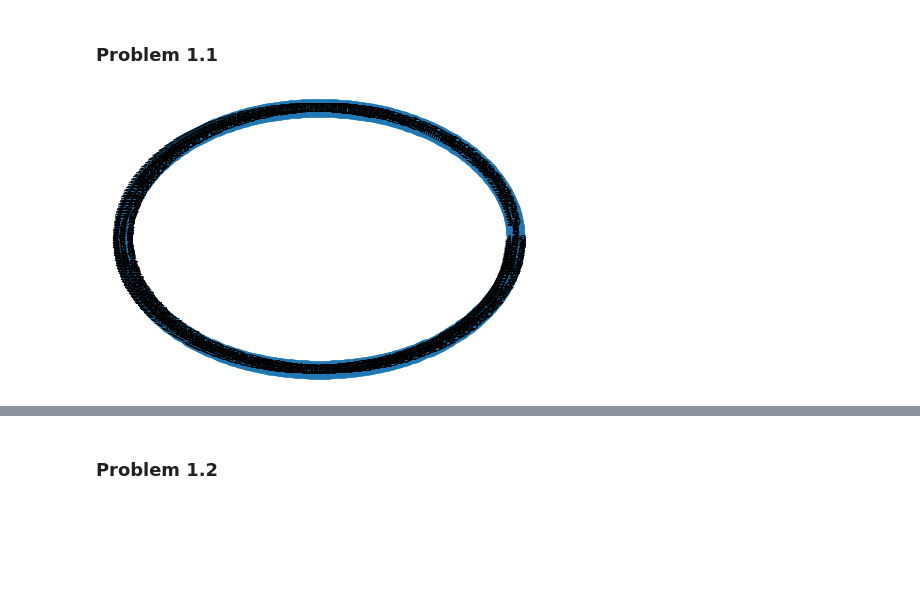
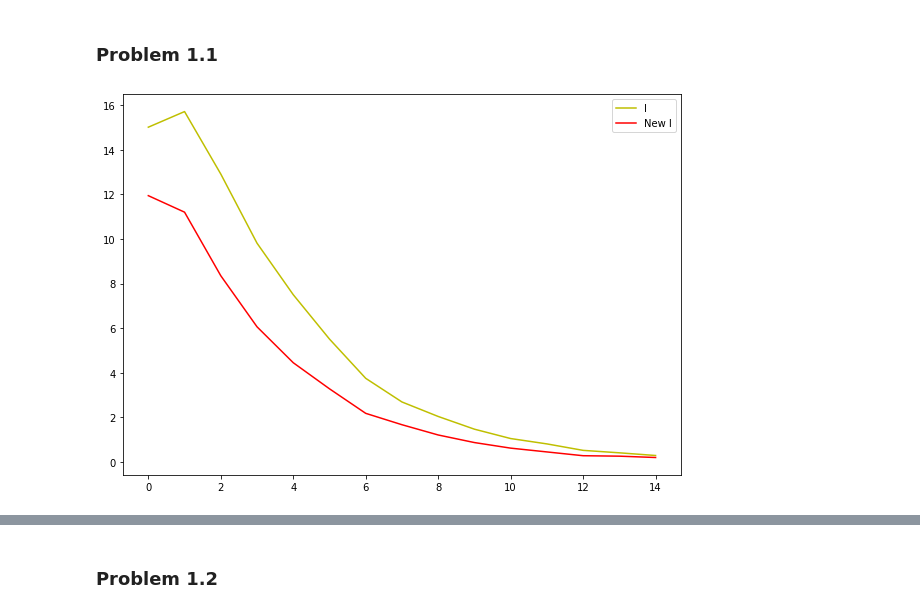
Before and after one commit to RoboTuan/Network-Dynamics-and-Learning, a Jupyter notebook: Homeworks/Hw3/HMW3.ipynb, the cells around one changed output, grey strips where cells are left out. Saved outputs shown, nothing was run; the diff lists cells and outputs as text; code cells hidden in the pictures; blank space fills up the shorter version.

```diff
--- a/Homeworks/Hw3/HMW3.ipynb
+++ b/Homeworks/Hw3/HMW3.ipynb
@@ -18,10 +64,7 @@ np.random.seed(0)
 # %%
 n_nodes = 500
 k_regular = nx.circulant_graph(n_nodes, [1,2])
-nx.draw_circular(k_regular, with_labels=True)
-#[n for n in k_regular.neighbors(300)]
+#nx.draw_circular(k_regular, with_labels=True)
-# %% [output]
-[figure, removed]
 # %%
 def simulate(graph, n_nodes, initial_infected, n_simulations, n_weeks, beta, ro):
 
@@ -117,3 +160,14 @@ def simulate(graph, n_nodes, initial_infected, n_simulations, n_weeks, beta, ro)
   new_infected_nodes_avg = np.mean(new_infected_nodes, axis=0)
 
   return infected_nodes_avg, susceptible_nodes_avg, recovered_nodes_avg, new_infected_nodes_avg
+# %%
+np.random.seed(0)
+infected_nodes_avg, susceptible_nodes_avg, recovered_nodes_avg, new_infected_nodes_avg = simulate(k_regular, n_nodes, 10, 100, 15, 0.3, 0.7)
+fig, ax = plt.subplots(figsize=(10,7))
+ax.plot(infected_nodes_avg, 'y', label='I')
+ax.plot(new_infected_nodes_avg, 'r', label='New I')
+ax.legend(loc='best')
+plt.savefig("I_newI_ex1_1.png")
+plt.show()
+# %% [output]
+[figure, added]
```
Also changed, not shown: parts of 31 cells of this notebook, 9 other files.
